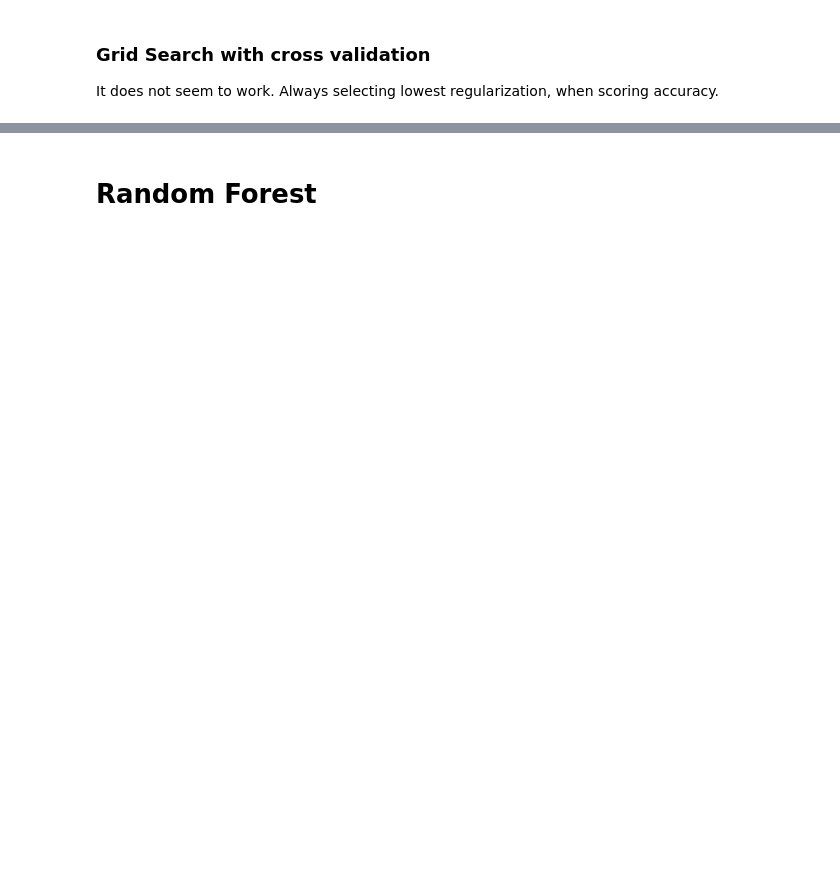
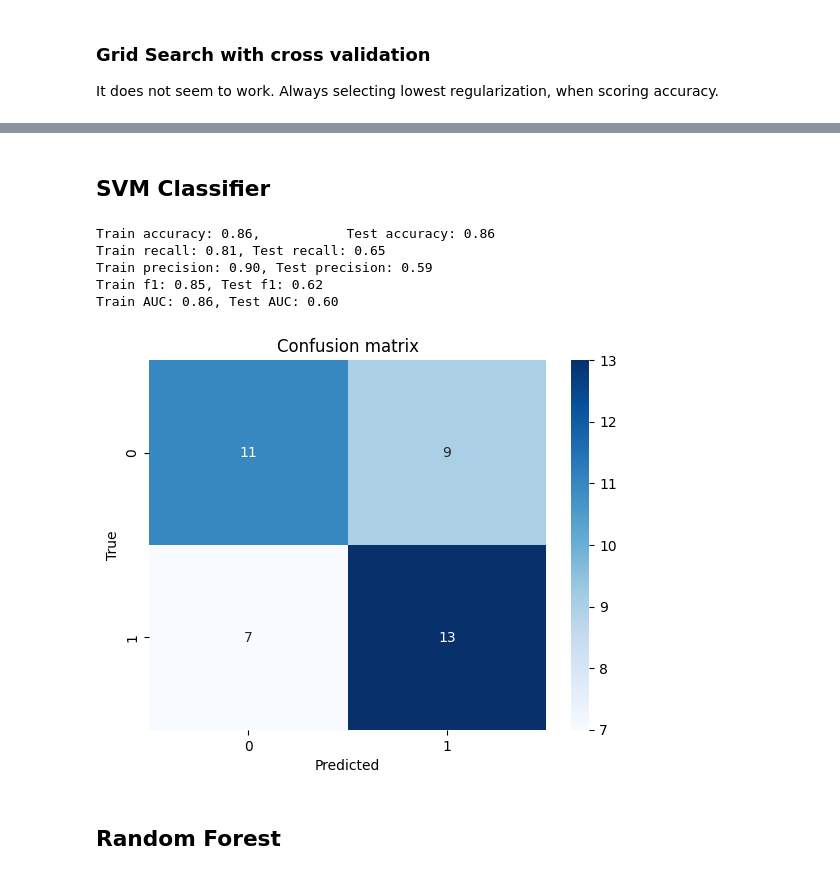
Before and after one commit to Wotaker/masters-thesis, a Jupyter notebook: master_thesis/notebooks/embedd_networks.ipynb, the cells around one changed output, grey strips where cells are left out. Saved outputs shown, nothing was run; the diff lists cells and outputs as text; code cells hidden in the pictures; blank space fills up the shorter version.

```diff
--- a/master_thesis/notebooks/embedd_networks.ipynb
+++ b/master_thesis/notebooks/embedd_networks.ipynb
@@ -189,4 +142,21 @@ plot_confusion_matrix(y_test, y_test_hat)
+# %% [markdown]
+## SVM Classifier
+# %%
+# Fit Ridge classifier
+svc = SVC(kernel='rbf', C=0.2)
+svc.fit(X_train, y_train)
+y_train_hat, y_test_hat = svc.predict(X_train), svc.predict(X_test)
+
+# Evaluate
+evaluate(y_train, y_train_hat, y_test, y_test_hat)
+# %% [output]
+Train accuracy: 0.86,           Test accuracy: 0.86
+Train recall: 0.81, Test recall: 0.65
+Train precision: 0.90, Test precision: 0.59
+Train f1: 0.85, Test f1: 0.62
+Train AUC: 0.86, Test AUC: 0.60
+[figure, added]
 # %% [markdown]
-# Random Forest
+## Random Forest
 # %%
 # Fit Ridge classifier
```
Also changed, not shown: parts of 28 cells of this notebook, 5 other files.
